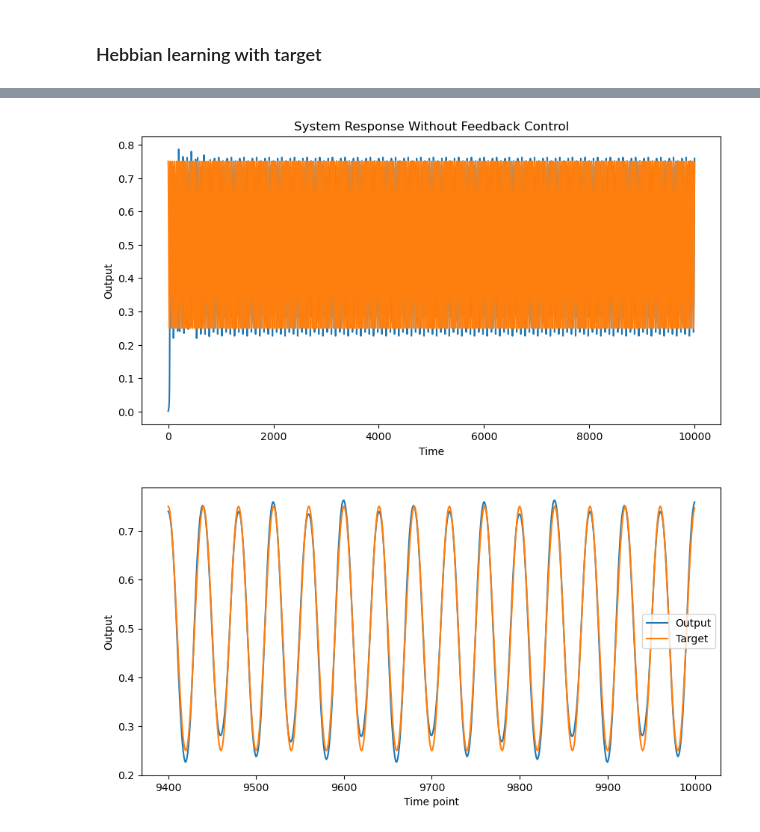
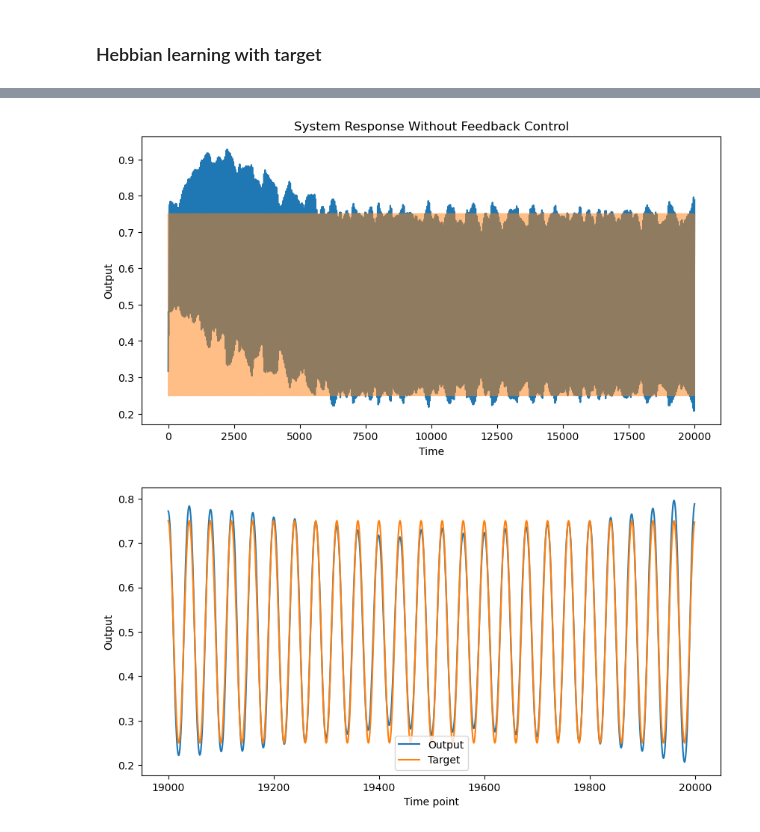
Before and after one commit to BeiGeJin/FBRNN, a Jupyter notebook: RNN/FORCE/FORCE_hebb_basis.ipynb, the cells around one changed output, grey strips where cells are left out. Drawn from its saved outputs; the diff is of its cells as text; code cells hidden in the pictures.

```diff
--- a/RNN/FORCE/FORCE_hebb_basis.ipynb
+++ b/RNN/FORCE/FORCE_hebb_basis.ipynb
@@ -136,7 +134,7 @@ x = sigmoid_np(init_gain * (init_state.copy() - init_shift))
 u = init_state.copy() * 0
 xs_ff_init, outputs_ff_init = [x], []
 gainout= 1.15 # 1.15
-shiftout= 145 # -2.5
+shiftout= 5.5 # -2.5
 out_lr = 0.002
 
 for i in time_points[:-1]:
@@ -255,8 +253,8 @@ Text(0, 0.5, 'Output weight')
 ### Hebbian learning with target
 # %%
 # calculate the desired output before the output sigmoid
-gainout= 0.2 # 1.15
-shiftout= 144 # -2.5
+gainout= 0.05 # 1.15
+shiftout= 5 # -2.5
 out_lr = 0.002
 y_tildes = inv_sigmoid_np(targets) / gainout  + shiftout
 # %%
@@ -265,12 +263,13 @@ x = sigmoid_np(init_gain * (init_state.copy() - init_shift))
 u = init_state.copy() * 0
 this_output_weight_matrix = output_weight_matrix.copy()
 xs_hebb, us_hebb, outputs_hebb_beforesig, outputs_hebb = [x], [], [], []
+output_weights = [this_output_weight_matrix]
 has_hebbian = False
 adjust_out = False
 
 # constants
 hebbian_lr = 0.05
-neg_punishment = 30
+neg_punishment = 10
 u_scale = 1
 
 for t in time_points[:-1]:
@@ -298,8 +297,8 @@ for t in time_points[:-1]:
         this_target = targets[t]
         # Calculate Hebbian weight updates
         hebbian_update = (this_target - target_mean) * ((x - x_mean) / x_std).T
-        hebbian_update[hebbian_update < 0] *= neg_punishment
-        hebbian_update[:, node_type == -1] *= -1  # diff from previous!
+        hebbian_update[np.logical_and(hebbian_update < 0, node_type == 1)] *= neg_punishment  # exh, punish <0
+        hebbian_update[np.logical_and(hebbian_update > 0, node_type == -1)] *= neg_punishment  # inh, punish >0
         # hebbian_update = (output - output_mean) * ((x - x_mean) / x_std).T
         # hebbian_update = output * x.T
         # hebbian_update = hebbian_update * node_type
@@ -346,6 +345,7 @@ for t in time_points[:-1]:
     us_hebb.append(u)
     outputs_hebb_beforesig.append(output_beforesig.item())
     outputs_hebb.append(output.item())
+    output_weights.append(this_output_weight_matrix)
 
 # final readout for x_T
 output_beforesig = this_output_weight_matrix @ x
@@ -408,0 +408,4 @@ plt.legend()
+# %%
+all_output_weights = np.concatenate(output_weights, axis=0).T
+for i in range(50, 100):
+    plt.plot(all_output_weights[i,:], label=f"Node {i}")
@@ -410,12 +415,16 @@ plt.legend()
 # Simulation Without Control
 x = sigmoid_np(init_gain * (init_state.copy() - init_shift))
 u = init_state.copy() * 0
-xs = []
-outputs_ff = []
-gainout = 0.28
-shiftout = 139.5
+xs, outputs_ff = [], []
+gainouts, shiftouts = [], []
+
+# constant
+gainout = 0.05
+shiftout = 5
 half_period = 20
-out_lr = 0.002
+learn_output = True
+n_period = 10
+out_lr = 0.002  # 0.002
 
 for i in time_points[:-1]:
 
@@ -424,56 +433,67 @@ for i in time_points[:-1]:
     # output
     output_beforesig = this_output_weight_matrix @ x
     output = sigmoid_np(gainout * (output_beforesig - shiftout))  # previously wrong!
+    # print(output_beforesig)
 
-    # adjust the gainout and shiftout - we get 0.286, 139.282
+    # adjust the gainout and shiftout
     period = 2 * half_period
-    if i > period:
-        mean_output = np.mean(outputs_ff[i-period:i])
-        amplitude = np.max(outputs_ff[i-period:i]) - np.min(outputs_ff[i-period:i])
+    if learn_output and n_period * period < i < 9000:
+        # update shift
+        mean_output = np.mean(outputs_ff[i-n_period*period:i])
         if np.abs(mean_output - 0.5) > 0.01:
             shiftout += out_lr * np.sign(mean_output - 0.5)
-        if np.abs(amplitude - 0.5) > 0.01:
-            gainout -= out_lr * np.sign(amplitude - 0.5)
+        # update gain
+        if i % period == 0:
+            amplitudes = []
+            for j in range(n_period//10):
+                amplitude = np.max(outputs_ff[i-(j+1)*period:i-j*period]) - np.min(outputs_ff[i-(j+1)*period:i-j*period])
+                amplitudes.append(amplitude)
+            mean_amplitude = np.mean(amplitudes)
+            if np.abs(mean_amplitude - 0.5) > 0.01:
+                gainout -= out_lr * np.sign(mean_amplitude - 0.5)
+
+    gainouts.append(gainout)
+    shiftouts.append(shiftout)
 
     # input
     this_input = inputs[:,i]
     r = feedback_weight_matrix * this_input.reshape(-1, 1)
 
     # update x
     x1 = jnn_ff.f(x, u, r)
     # x1 = jnn.f_linear(x, u, r)
     # F, G, R = jnn_ff.jacob(x, u, r)
     # x1 = F @ x + G @ u + R @ r
     x = x1.copy()
 
     # save
     xs.append(x)
     outputs_ff.append(output.item())
 
 # final readout for x_T
 output_beforesig = this_output_weight_matrix @ x
 output = sigmoid_np(gainout * (output_beforesig - shiftout))
 outputs_ff.append(output.item())
 
 # Plot the output
 fig, ax = plt.subplots(figsize=(10, 5))
 plt.plot(time_points, outputs_ff)
-plt.plot(targets)
+plt.plot(targets, alpha=0.5)
 plt.xlabel('Time')
 plt.ylabel('Output')
 plt.title('System Response Without Feedback Control')
 plt.show()
 # %% [output]
-[figure, old version]
+[figure, new version]
 # %%
 # Plot the output
 fig, ax = plt.subplots(figsize=(10, 5))
-plt.plot(time_points[-600:], outputs_ff[-600:], label='Output')
-plt.plot(time_points[-600:], targets[-600:], label='Target')
+plt.plot(time_points[-1000:], outputs_ff[-1000:], label='Output')
+plt.plot(time_points[-1000:], targets[-1000:], label='Target')
 plt.xlabel('Time point')
 plt.ylabel('Output')
 plt.legend()
 if SAVEFIG:
-    plt.savefig("fig/FORCE_phase_output.png")
+    plt.savefig(f"fig/FORCE_basis_output_0605_neg{neg_punishment}.png")
 # %% [output]
-[figure, old version]
+[figure, new version]
```
Also changed, not shown: parts of 17 cells of this notebook, 26 other files.
